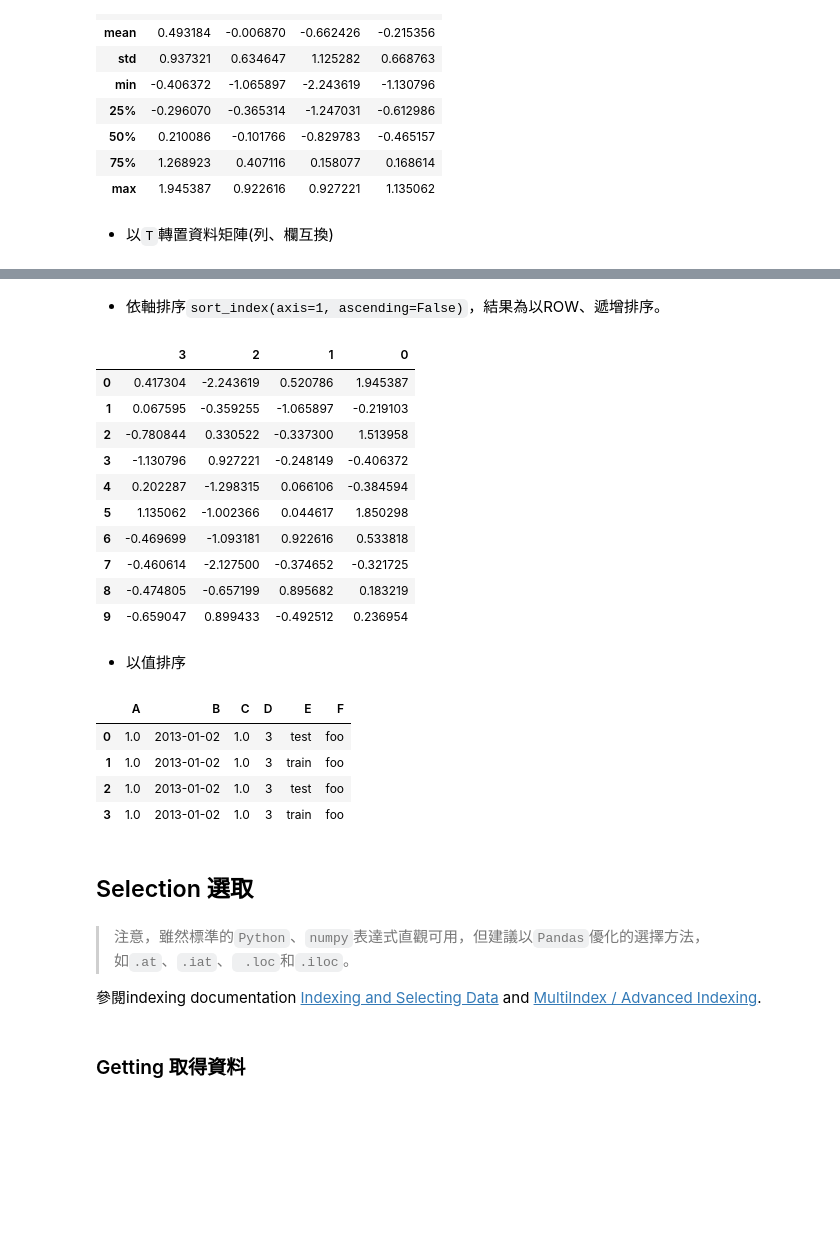
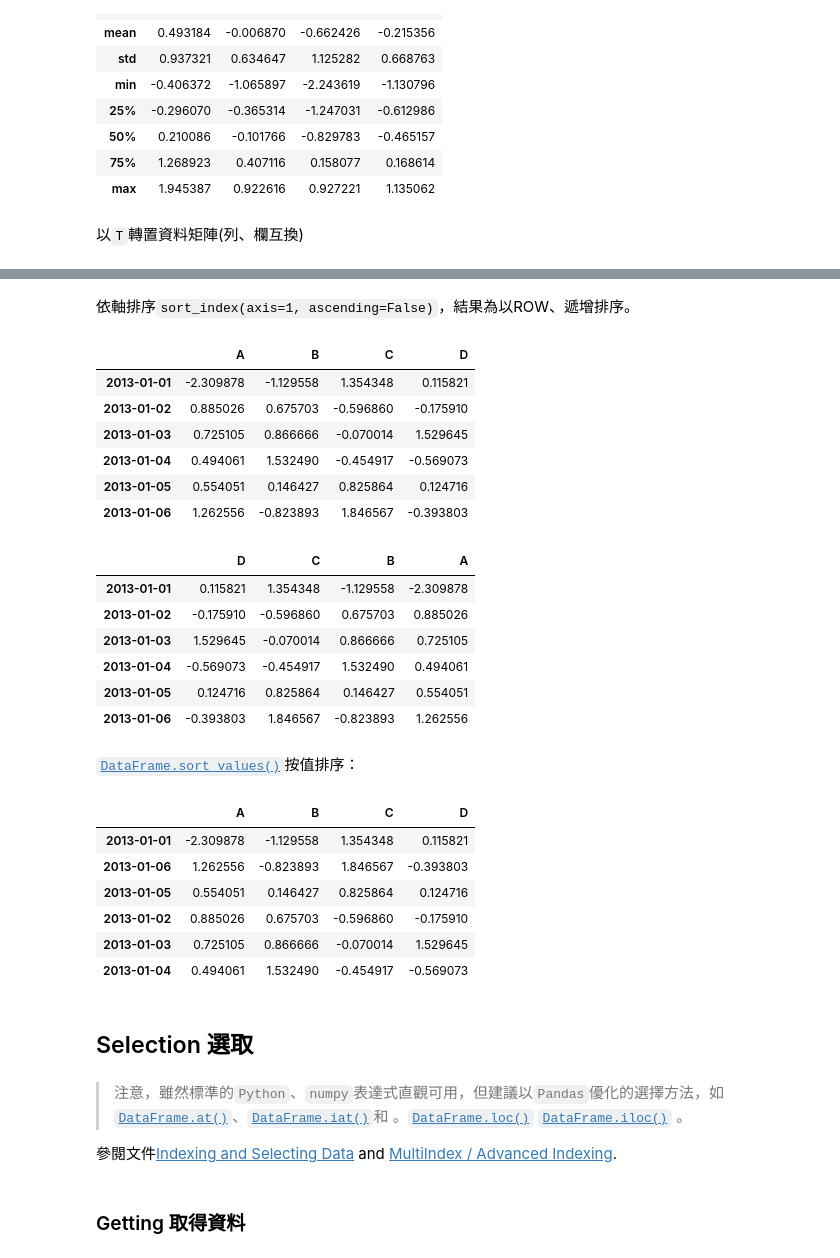
Before and after one commit to willismax/MediaSystem-Python-Course, a Jupyter notebook: 01.Intro-Python/10分鐘Pandas.ipynb, the cells around one changed output, grey strips where cells are left out. Cells and saved outputs as stored; diff of their text form; code cells hidden in the pictures; blank space fills up the shorter version.

```diff
--- a/01.Intro-Python/10分鐘Pandas.ipynb
+++ b/01.Intro-Python/10分鐘Pandas.ipynb
@@ -119,8 +130,3 @@ DatetimeIndex(['2013-01-01', '2013-01-02', '2013-01-03', '2013-01-04',
 df.columns
 # %% [output]
 Index(['A', 'B', 'C', 'D'], dtype='object')
-# %%
-df = pd.DataFrame(np.random.randn(10, 4))
-pieces = [df[:3], df[3:7], df[7:]]
-
-pd.concat(pieces)
@@ -180,7 +181,7 @@ df.describe()
 | 75% | 1.268923 | 0.407116 | 0.158077 | 0.168614 |
 | max | 1.945387 | 0.922616 | 0.927221 | 1.135062 |
 # %% [markdown]
-- 以`T`轉置資料矩陣(列、欄互換)
+以`T`轉置資料矩陣(列、欄互換)
 # %%
 df.T
 # %% [output]
@@ -190,37 +191,46 @@ df.T
 | 2 | -2.243619 | -0.359255 | 0.330522 | 0.927221 | -1.298315 | -1.002366 | -1.093181 | -2.127500 | -0.657199 | 0.899433 |
 | 3 | 0.417304 | 0.067595 | -0.780844 | -1.130796 | 0.202287 | 1.135062 | -0.469699 | -0.460614 | -0.474805 | -0.659047 |
 # %% [markdown]
-- 依軸排序`sort_index(axis=1, ascending=False)`，結果為以ROW、遞增排序。
+依軸排序`sort_index(axis=1, ascending=False)`，結果為以ROW、遞增排序。
+# %%
+df
+# %% [output]
+|  | A | B | C | D |
+| 2013-01-01 | -2.309878 | -1.129558 | 1.354348 | 0.115821 |
+| 2013-01-02 | 0.885026 | 0.675703 | -0.596860 | -0.175910 |
+| 2013-01-03 | 0.725105 | 0.866666 | -0.070014 | 1.529645 |
+| 2013-01-04 | 0.494061 | 1.532490 | -0.454917 | -0.569073 |
+| 2013-01-05 | 0.554051 | 0.146427 | 0.825864 | 0.124716 |
+| 2013-01-06 | 1.262556 | -0.823893 | 1.846567 | -0.393803 |
 # %%
 df.sort_index(axis=1, ascending=False)
 # %% [output]
-|  | 3 | 2 | 1 | 0 |
-| 0 | 0.417304 | -2.243619 | 0.520786 | 1.945387 |
-| 1 | 0.067595 | -0.359255 | -1.065897 | -0.219103 |
-| 2 | -0.780844 | 0.330522 | -0.337300 | 1.513958 |
-| 3 | -1.130796 | 0.927221 | -0.248149 | -0.406372 |
-| 4 | 0.202287 | -1.298315 | 0.066106 | -0.384594 |
-| 5 | 1.135062 | -1.002366 | 0.044617 | 1.850298 |
-| 6 | -0.469699 | -1.093181 | 0.922616 | 0.533818 |
-| 7 | -0.460614 | -2.127500 | -0.374652 | -0.321725 |
-| 8 | -0.474805 | -0.657199 | 0.895682 | 0.183219 |
-| 9 | -0.659047 | 0.899433 | -0.492512 | 0.236954 |
+|  | D | C | B | A |
+| 2013-01-01 | 0.115821 | 1.354348 | -1.129558 | -2.309878 |
+| 2013-01-02 | -0.175910 | -0.596860 | 0.675703 | 0.885026 |
+| 2013-01-03 | 1.529645 | -0.070014 | 0.866666 | 0.725105 |
+| 2013-01-04 | -0.569073 | -0.454917 | 1.532490 | 0.494061 |
+| 2013-01-05 | 0.124716 | 0.825864 | 0.146427 | 0.554051 |
+| 2013-01-06 | -0.393803 | 1.846567 | -0.823893 | 1.262556 |
-# %% [markdown]
-- 以值排序
+# %% [markdown]
+[`DataFrame.sort_values()`](https://pandas.pydata.org/pandas-docs/stable/reference/api/pandas.DataFrame.sort_values.html#pandas.DataFrame.sort_values "pandas.DataFrame.sort_values")按值排序：
 # %%
-df2.sort_values(by='B')
+df.sort_values(by='B')
 # %% [output]
-|  | A | B | C | D | E | F |
-| 0 | 1.0 | 2013-01-02 | 1.0 | 3 | test | foo |
-| 1 | 1.0 | 2013-01-02 | 1.0 | 3 | train | foo |
-| 2 | 1.0 | 2013-01-02 | 1.0 | 3 | test | foo |
-| 3 | 1.0 | 2013-01-02 | 1.0 | 3 | train | foo |
+|  | A | B | C | D |
+| 2013-01-01 | -2.309878 | -1.129558 | 1.354348 | 0.115821 |
+| 2013-01-06 | 1.262556 | -0.823893 | 1.846567 | -0.393803 |
+| 2013-01-05 | 0.554051 | 0.146427 | 0.825864 | 0.124716 |
+| 2013-01-02 | 0.885026 | 0.675703 | -0.596860 | -0.175910 |
+| 2013-01-03 | 0.725105 | 0.866666 | -0.070014 | 1.529645 |
+| 2013-01-04 | 0.494061 | 1.532490 | -0.454917 | -0.569073 |
 # %% [markdown]
 ## Selection 選取
 # %% [markdown]
->注意，雖然標準的`Python`、`numpy`表達式直觀可用，但建議以`Pandas`優化的選擇方法，如`.at`、`.iat`、` .loc`和`.iloc`。
+>注意，雖然標準的`Python`、`numpy`表達式直觀可用，但建議以`Pandas`優化的選擇方法，如[`DataFrame.at()`](https://pandas.pydata.org/pandas-docs/stable/reference/api/pandas.DataFrame.at.html#pandas.DataFrame.at "pandas.DataFrame.at")、[`DataFrame.iat()`](https://pandas.pydata.org/pandas-docs/stable/reference/api/pandas.DataFrame.iat.html#pandas.DataFrame.iat "pandas.DataFrame.iat")和 。[`DataFrame.loc()`](https://pandas.pydata.org/pandas-docs/stable/reference/api/pandas.DataFrame.loc.html#pandas.DataFrame.loc "pandas.DataFrame.loc") [`DataFrame.iloc()`](https://pandas.pydata.org/pandas-docs/stable/reference/api/pandas.DataFrame.iloc.html#pandas.DataFrame.iloc "pandas.DataFrame.iloc")
+。
 
-參閱indexing documentation [Indexing and Selecting Data](https://pandas.pydata.org/pandas-docs/stable/user_guide/indexing.html#indexing) and [MultiIndex / Advanced Indexing](https://pandas.pydata.org/pandas-docs/stable/user_guide/advanced.html#advanced).
+參閱文件[Indexing and Selecting Data](https://pandas.pydata.org/pandas-docs/stable/user_guide/indexing.html#indexing) and [MultiIndex / Advanced Indexing](https://pandas.pydata.org/pandas-docs/stable/user_guide/advanced.html#advanced).
 # %% [markdown]
 ### Getting 取得資料
 # %% [markdown]
```
Also changed, not shown: parts of 20 cells of this notebook.
